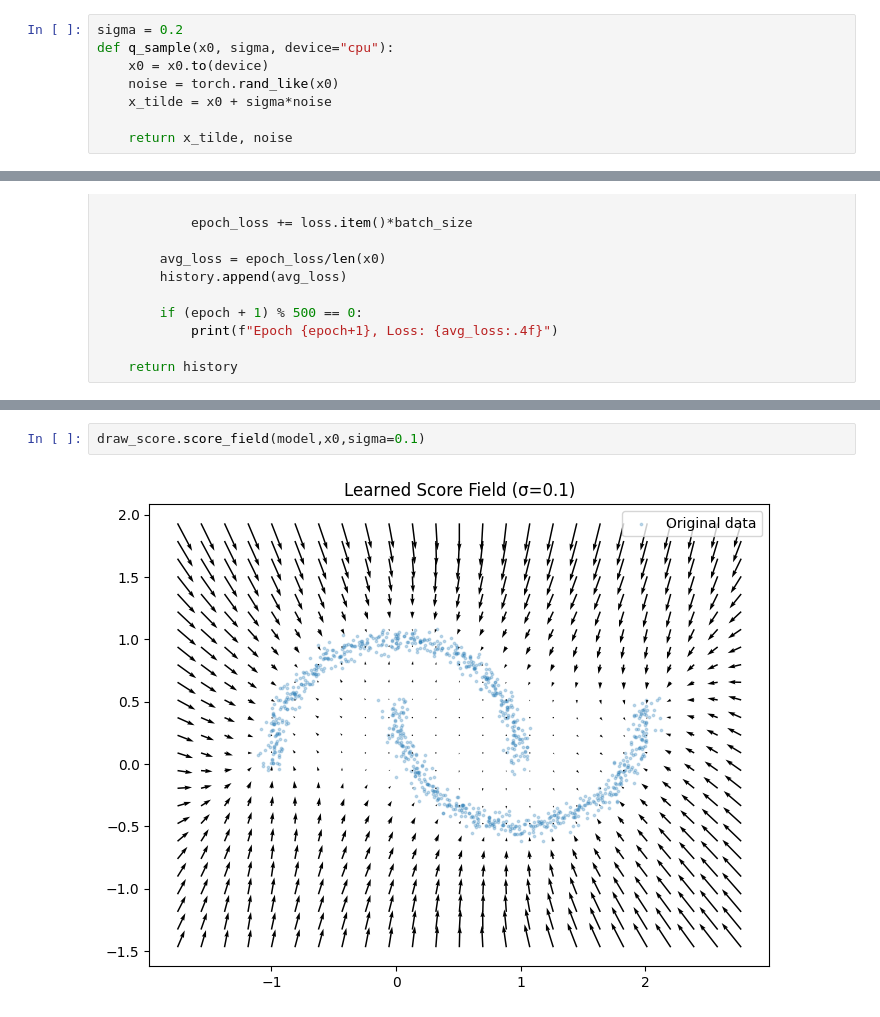
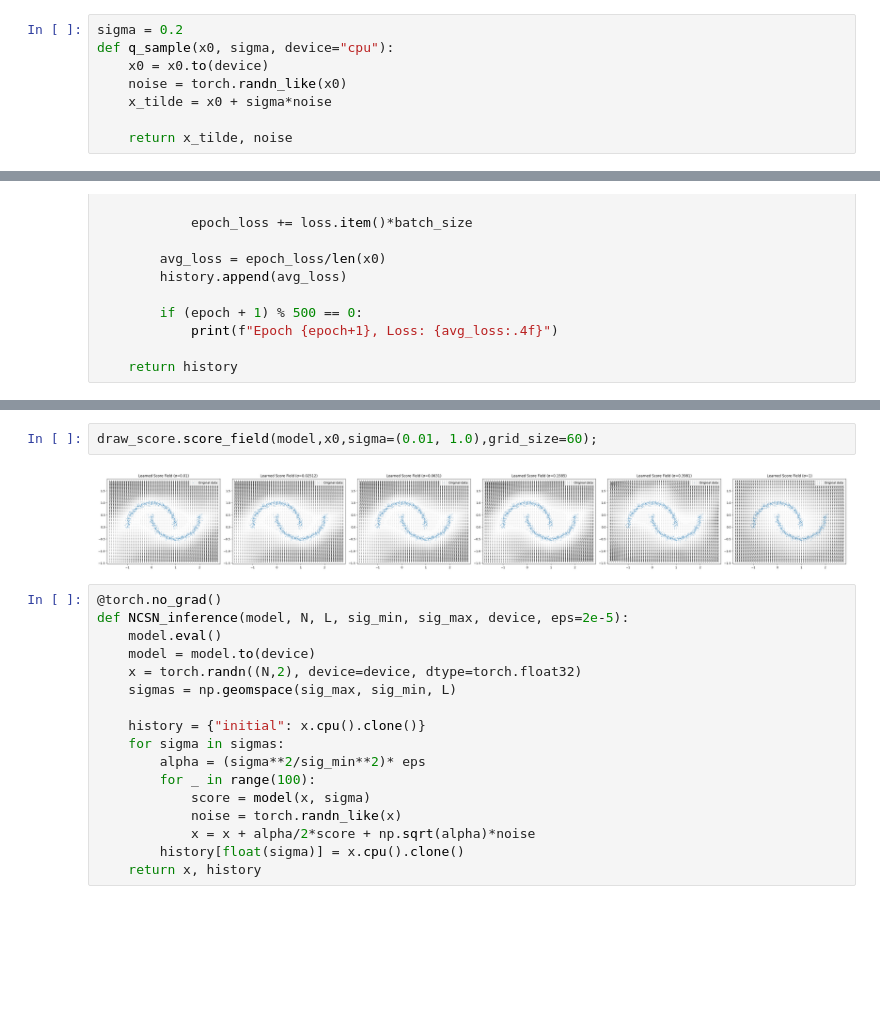
Before and after one commit to WhiteEyeBlackCat/generative-modeling-from-scratch, a Jupyter notebook: score_matching/score.ipynb, the cells around one changed output, grey strips where cells are left out. Drawn from its saved outputs; the diff is of its cells as text; blank space fills up the shorter version.

Commit message:
update: implement NCSN inference and generalize draw_score for DSM and NCSN

```diff
--- a/score_matching/score.ipynb
+++ b/score_matching/score.ipynb
@@ -38,7 +38,7 @@ torch.Size([1000, 2])
 sigma = 0.2
 def q_sample(x0, sigma, device="cpu"):
     x0 = x0.to(device)
-    noise = torch.rand_like(x0)
+    noise = torch.randn_like(x0)
     x_tilde = x0 + sigma*noise
 
     return x_tilde, noise
@@ -280,4 +281,21 @@ Epoch 2000, Loss: 0.7425
 # %%
-draw_score.score_field(model,x0,sigma=0.1)
+draw_score.score_field(model,x0,sigma=(0.01, 1.0),grid_size=60);
 # %% [output]
-[figure, old version]
+[figure, new version]
+# %%
+@torch.no_grad()
+def NCSN_inference(model, N, L, sig_min, sig_max, device, eps=2e-5):
+    model.eval()
+    model = model.to(device)
+    x = torch.randn((N,2), device=device, dtype=torch.float32)
+    sigmas = np.geomspace(sig_max, sig_min, L)
+
+    history = {"initial": x.cpu().clone()}
+    for sigma in sigmas:
+        alpha = (sigma**2/sig_min**2)* eps
+        for _ in range(100):
+            score = model(x, sigma)
+            noise = torch.randn_like(x)
+            x = x + alpha/2*score + np.sqrt(alpha)*noise
+        history[float(sigma)] = x.cpu().clone()
+    return x, history
```
Also changed, not shown: parts of 7 cells of this notebook, 1 other file.
